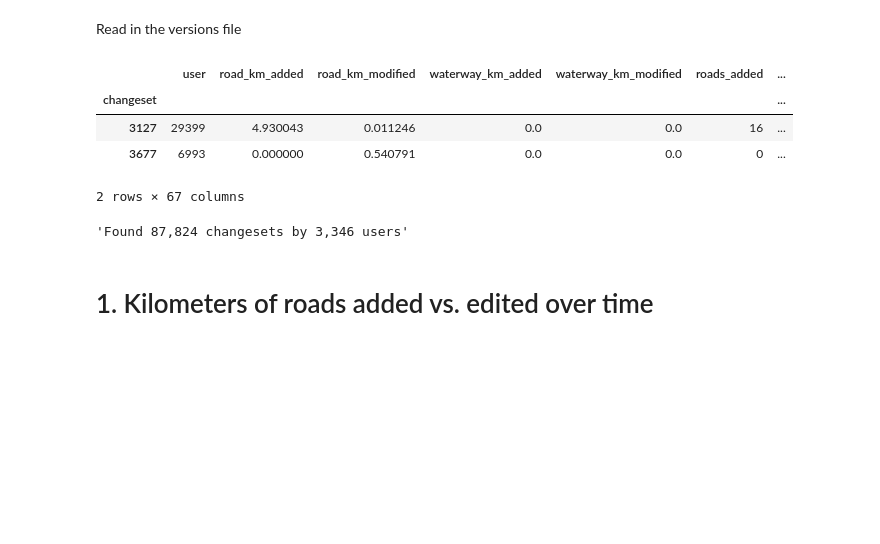
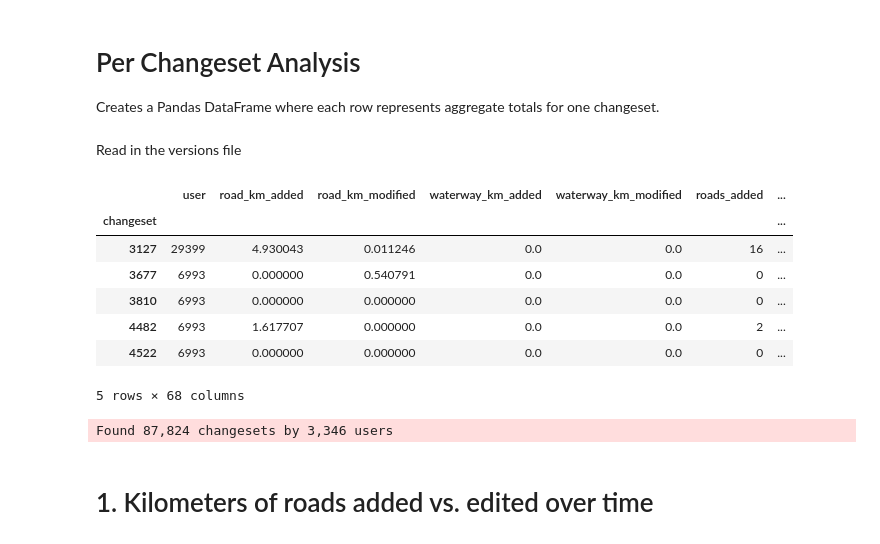
Before and after one commit to jenningsanderson/sotmus-analysis, a Jupyter notebook: analysis/Per-Changeset-Analysis.ipynb, the cells around one changed output. Saved outputs shown, nothing was run; the diff lists cells and outputs as text; code cells hidden in the pictures; blank space fills up the shorter version.

```diff
--- a/analysis/Per-Changeset-Analysis.ipynb
+++ b/analysis/Per-Changeset-Analysis.ipynb
@@ -1 +1,5 @@
+# %% [markdown]
+# Per Changeset Analysis
+
+Creates a Pandas DataFrame where each row represents aggregate totals for one changeset.
 # %%
@@ -17,18 +17,23 @@ header = ['user',"changeset","road_km_added","road_km_modified","waterway_km_add
 # %%
 df = pd.read_csv('../data/changeset_stats-'+PLACE+'-20180930.csv',names=header, sep=',',index_col=False)
 df.set_index('changeset',inplace=True)
 df.sort_index(inplace=True)
-df.head(2)
+df['url'] = df.apply(lambda x: "http://openstreetmap.org/changeset/{}".format(x.name),axis=1)
+df.head()
 # %% [output]
 |  | user | road_km_added | road_km_modified | waterway_km_added | waterway_km_modified | roads_added | ... |
 | changeset |  |  |  |  |  |  | ... |
 | 3127 | 29399 | 4.930043 | 0.011246 | 0.0 | 0.0 | 16 | ... |
 | 3677 | 6993 | 0.000000 | 0.540791 | 0.0 | 0.0 | 0 | ... |
+| 3810 | 6993 | 0.000000 | 0.000000 | 0.0 | 0.0 | 0 | ... |
+| 4482 | 6993 | 1.617707 | 0.000000 | 0.0 | 0.0 | 2 | ... |
+| 4522 | 6993 | 0.000000 | 0.000000 | 0.0 | 0.0 | 0 | ... |
-2 rows × 67 columns
+5 rows × 68 columns
 # %%
-"Found {:,} changesets by {:,} users".format( len(df), df.user.nunique() )
+# Overview stats
+sys.stderr.write("Found {:,} changesets by {:,} users".format( len(df), df.user.nunique() ))
 # %% [output]
-'Found 87,824 changesets by 3,346 users'
+Found 87,824 changesets by 3,346 users
 # %% [markdown]
 # 1. Kilometers of roads added vs. edited over time
 # %%
```
Also changed, not shown: parts of 8 cells of this notebook, 2 other files.
